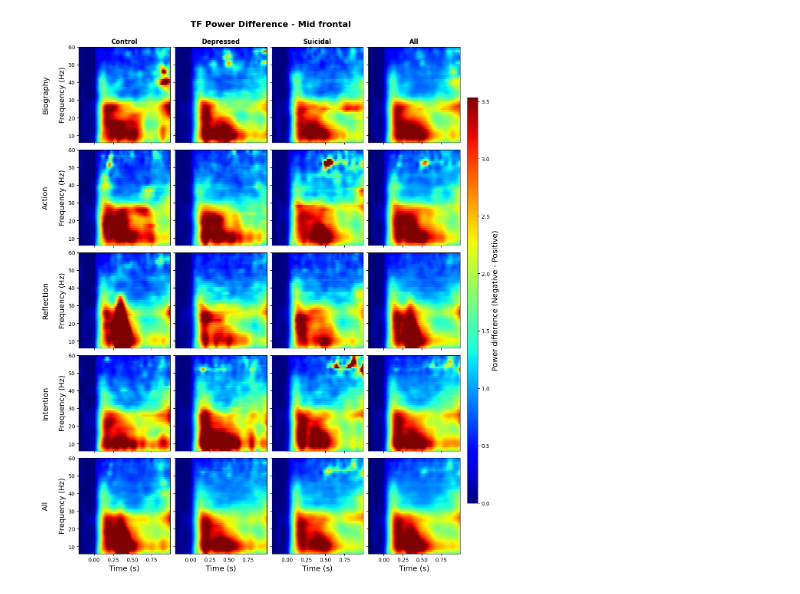
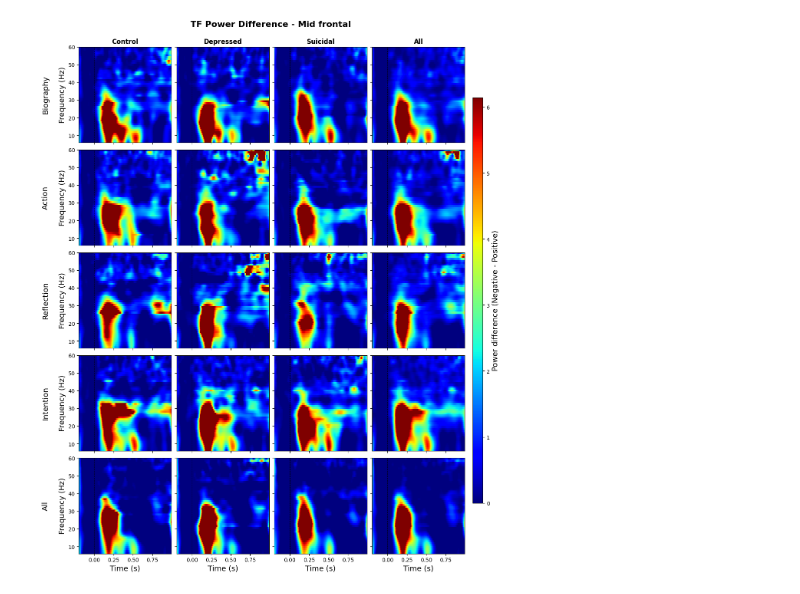
Before and after one commit to lyricists/TFdecoding, a Jupyter notebook: TFplot.ipynb, the cells around one changed output. Saved outputs shown, nothing was run; the diff lists cells and outputs as text; code cells hidden in the pictures.

```diff
--- a/TFplot.ipynb
+++ b/TFplot.ipynb
@@ -201,21 +201,21 @@ def plot_trf_diff_grid(
 # %%
 plot_trf_diff_grid(
     data=results,
     time=times,
     freqs=freqs,
     channel=1,
-    mode="pos",
+    mode="neg",
     eval="mean",
     cmap="jet",
     robust_percentile=95,
     toi_names=toi_names,
     group_indices=group_indices,
     channel_names=channel_names,
     save="n",
     save_path="/Users/woojaejeong/Desktop/Data/USC/DARPA-NEAT/Code/TFdecoding/Results/TF_diff_PC1.png",
 )
 # %% [output]
-[figure, old version]
+[figure, new version]
 # %%
 plot_trf_diff_grid(
     data=results,
```
Also changed, not shown: parts of 2 cells of this notebook, 1 other file.
